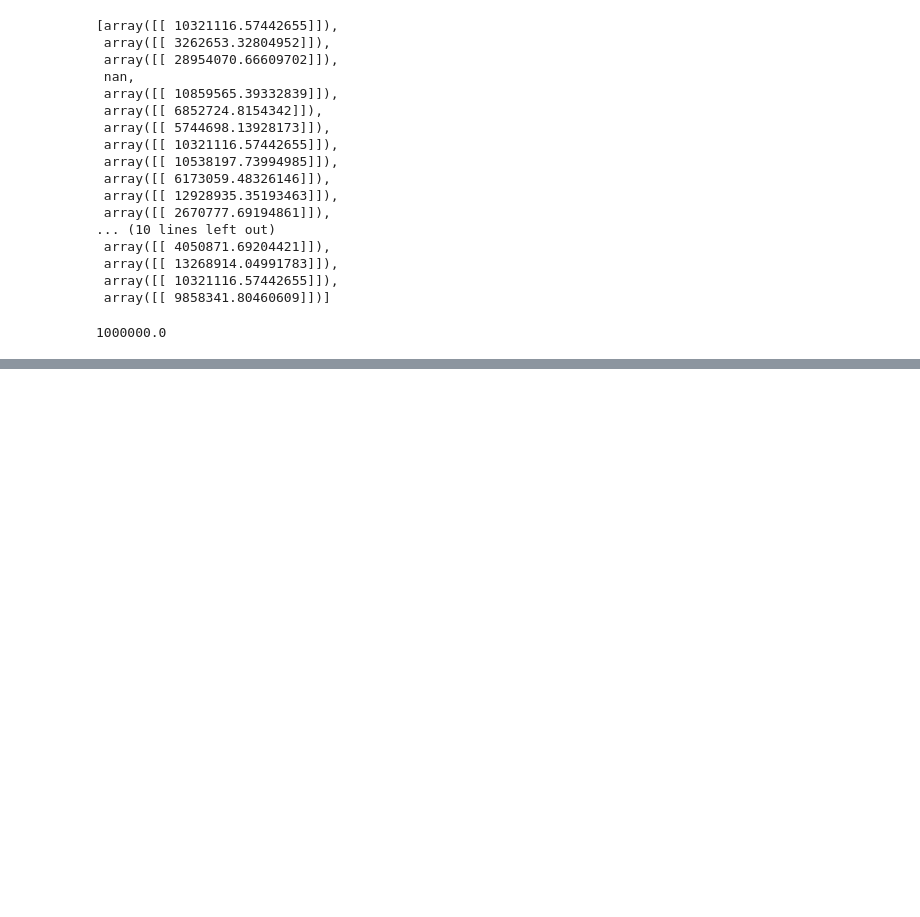
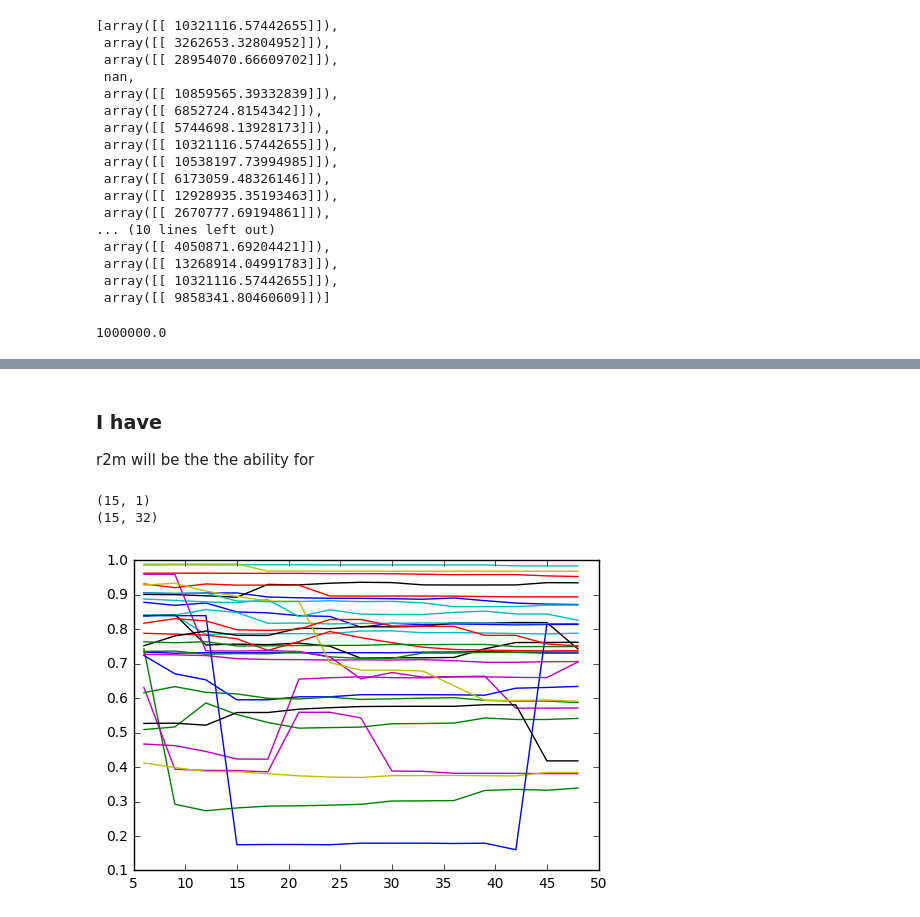
Before and after one commit to samjwil/RealEstatePredict, a Jupyter notebook: Analyze_Trulia.ipynb, the cells around one changed output, grey strips where cells are left out. Drawn from its saved outputs; the diff is of its cells as text; code cells hidden in the pictures; blank space fills up the shorter version.

```diff
--- a/Analyze_Trulia.ipynb
+++ b/Analyze_Trulia.ipynb
@@ -217,0 +349,31 @@ pred
+# %%
+plt.close('all')
+
+months=range(6,49,3)
+r2m=np.empty((len(filenames),len(months)))
+for id_, filename in enumerate(filenames):
+    print filename
+    fig, ax=plt.subplots(nrows=1,ncols=1)
+
+    with open('../../Data/Trulia/jsonfiles_wgeo/' + filename, 'r') as f:
+        #open a city
+
+        for jd_, monthrange in enumerate(months):
+            predactu=np.empty((1,2))
+            for kd_, line in enumerate(f):
+                nowJSON=json.loads(line)
+                medTS=np.array(nowJSON['medTS'])
+                avgTS=np.array(nowJSON['avgTS'])
+                date=[datetime.strptime(item, '%Y-%m-%d') for item in nowJSON['time']]
+                pa=optimize_date_linear(date,avgTS,monthrange)
+                predactu=np.concatenate((predactu,pa.reshape([1,-1])),axis=0)
+
+            predactu=predactu[~np.isnan(predactu).any(axis=1)]
+            r2m[id_,jd_]=pd.DataFrame(predactu).corr().get_value(0,1)
+            f.seek(0)
+
+        #plot accruacy of this city prediction versus month that I've searched
+#         ax.plot(months, r2m, linestyle='None', marker='.')
+#         plt.show()
+#     print stop
+#             print stop
@@ -217,0 +409,14 @@ pred
+# %% [markdown]
+### I have
+r2m will be the the ability for
+# %%
+plt.close('all')
+print np.array(months).reshape(-1,1).shape
+print np.array(r2m).T.shape
+plt.plot(np.array(months).reshape(-1,1), np.array(r2m).T)
+
+plt.show()
+# %% [output]
+(15, 1)
+(15, 32)
+[figure, added]
```
Also changed, not shown: parts of 13 cells of this notebook, 1 other file.
